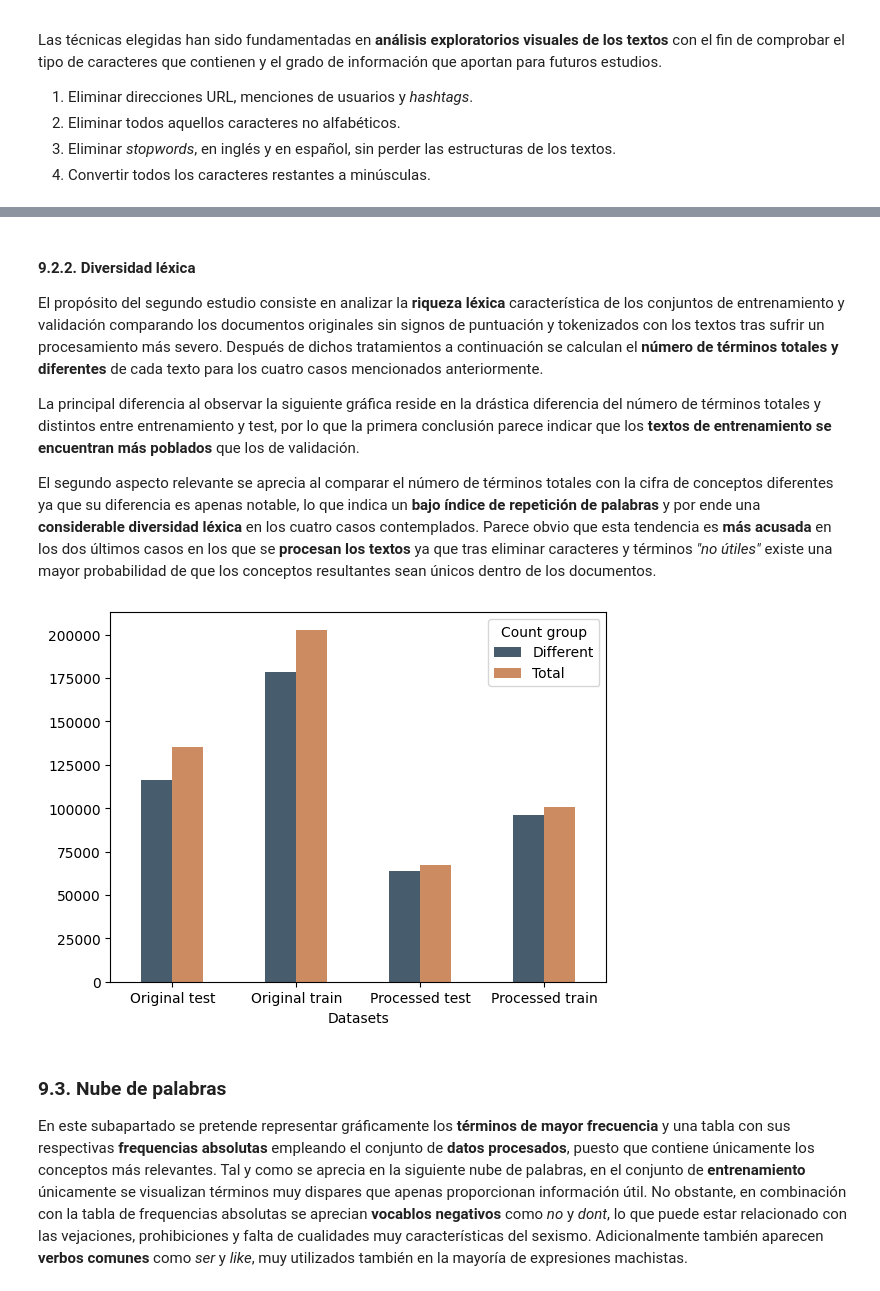
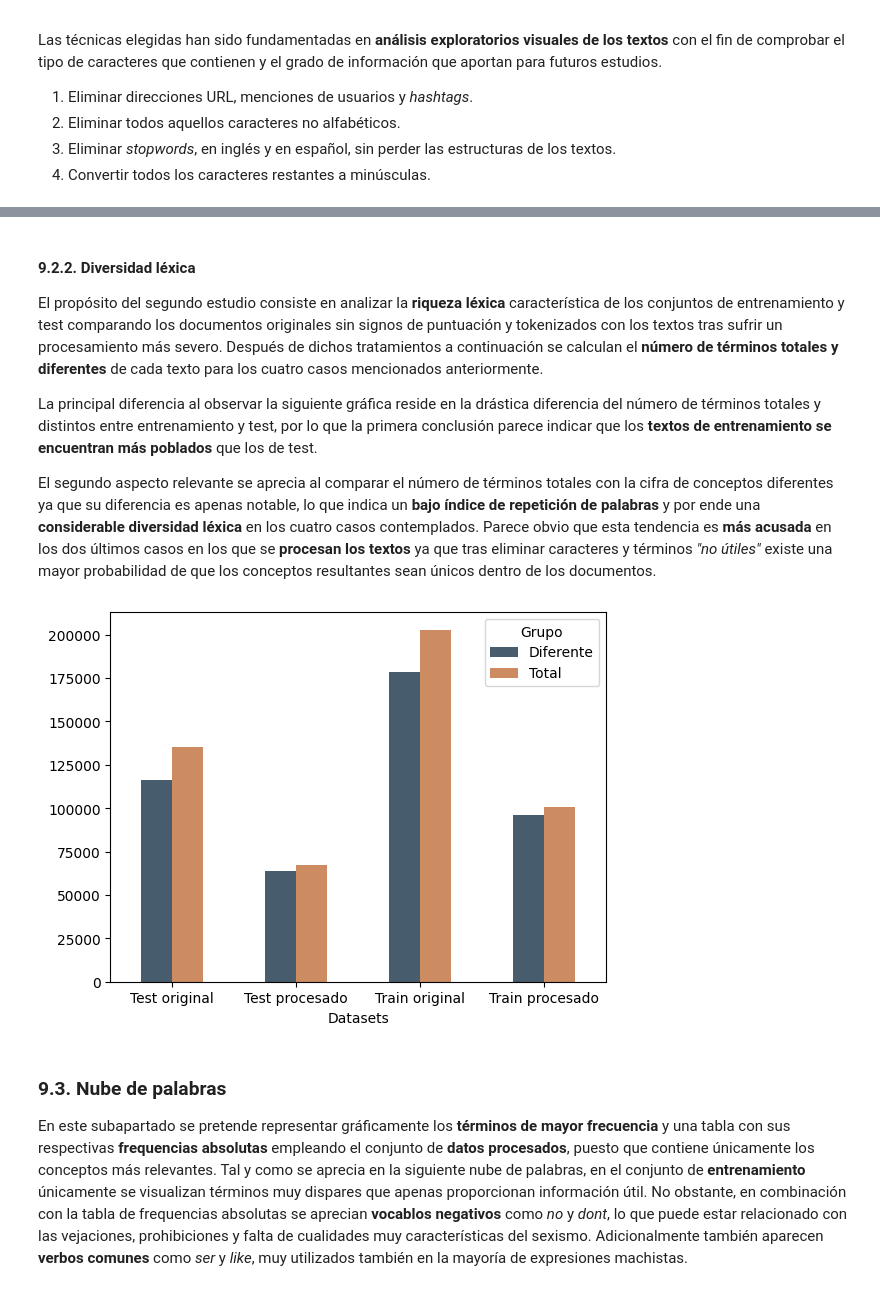
Before and after one commit to lidiasm/DATCOM-TFM, a Jupyter notebook: notebooks/eda.ipynb, the cells around one changed output, grey strips where cells are left out. Saved outputs shown, nothing was run; the diff lists cells and outputs as text; code cells hidden in the pictures.

```diff
--- a/notebooks/eda.ipynb
+++ b/notebooks/eda.ipynb
@@ -274,11 +273,13 @@ test_df["cleaned_text_tokens"] = test_df.apply(
         axis=1)
 
 # Delete punctuation marks and tokenize texts
-train_df["text_tokens"] = [record.split(" ") for record in
-                            list(train_df["text"].str.replace("[^\w\s]", ""))]
+train_df["text_tokens"] = [
+    record.split(" ") for record in list(train_df["text"].str.replace("[^\w\s]", ""))
+]
 
-test_df["text_tokens"] = [record.split(" ") for record in
-                            list(test_df["text"].str.replace("[^\w\s]", ""))]
+test_df["text_tokens"] = [
+    record.split(" ") for record in list(test_df["text"].str.replace("[^\w\s]", ""))
+]
 
 # Create a grid for 4 charts
 fig, ax = plt.subplots(2, 2, figsize=(10,6))
@@ -302,7 +303,7 @@ test_df["text_tokens"].str.len().plot(
     kind="hist",
     grid=False,
     color="#e56ab3",
-    title="Validación original")
+    title="Test original")
 
 # Char frequency for PREPROCESSED texts in train and test datasets
 train_df["cleaned_text_tokens"].str.len().plot(
@@ -317,7 +318,7 @@ test_df["cleaned_text_tokens"].str.len().plot(
     kind="hist",
     grid=False,
     color="#f9a3cb",
-    title="Validación procesado")
+    title="Test procesado")
 
 # Add some vertical space between plots
 fig.subplots_adjust(hspace=0.5)
@@ -326,37 +327,37 @@ fig.subplots_adjust(hspace=0.5)
 # %% [markdown]
 #### 9.2.2. Diversidad léxica
 
-El propósito del segundo estudio consiste en analizar la **riqueza léxica** característica de los conjuntos de entrenamiento y validación comparando los documentos originales sin signos de puntuación y tokenizados con los textos tras sufrir un procesamiento más severo. Después de dichos tratamientos a continuación se calculan el **número de términos totales y diferentes** de cada texto para los cuatro casos mencionados anteriormente.
+El propósito del segundo estudio consiste en analizar la **riqueza léxica** característica de los conjuntos de entrenamiento y test comparando los documentos originales sin signos de puntuación y tokenizados con los textos tras sufrir un procesamiento más severo. Después de dichos tratamientos a continuación se calculan el **número de términos totales y diferentes** de cada texto para los cuatro casos mencionados anteriormente.
 
-La principal diferencia al observar la siguiente gráfica reside en la drástica diferencia del número de términos totales y distintos entre entrenamiento y test, por lo que la primera conclusión parece indicar que los **textos de entrenamiento se encuentran más poblados** que los de validación.
+La principal diferencia al observar la siguiente gráfica reside en la drástica diferencia del número de términos totales y distintos entre entrenamiento y test, por lo que la primera conclusión parece indicar que los **textos de entrenamiento se encuentran más poblados** que los de test.
 
 El segundo aspecto relevante se aprecia al comparar el número de términos totales con la cifra de conceptos diferentes ya que su diferencia es apenas notable, lo que indica un **bajo índice de repetición de palabras** y por ende una **considerable diversidad léxica** en los cuatro casos contemplados. Parece obvio que esta tendencia es **más acusada** en los dos últimos casos en los que se **procesan los textos** ya que tras eliminar caracteres y términos *"no útiles"* existe una mayor probabilidad de que los conceptos resultantes sean únicos dentro de los documentos.
 # %%
 # Compute the total of words and the number of different words per document
 # for original and processed train and test texts
 grouped_word_count = pd.DataFrame([
-    ["Total", "Original train", count_words(train_df, "text_tokens")],
-    ["Total", "Processed train", count_words(train_df, "cleaned_text_tokens")],
+    ["Total", "Train original", count_words(train_df, "text_tokens")],
+    ["Total", "Train procesado", count_words(train_df, "cleaned_text_tokens")],
 
-    ["Different", "Original train", count_words(train_df, "text_tokens", unique_words=True)],
-    ["Different", "Processed train", count_words(train_df, "cleaned_text_tokens", unique_words=True)],
+    ["Diferente", "Train original", count_words(train_df, "text_tokens", unique_words=True)],
+    ["Diferente", "Train procesado", count_words(train_df, "cleaned_text_tokens", unique_words=True)],
 
-    ["Total", "Original test", count_words(test_df, "text_tokens")],
-    ["Total", "Processed test", count_words(test_df, "cleaned_text_tokens")],
+    ["Total", "Test original", count_words(test_df, "text_tokens")],
+    ["Total", "Test procesado", count_words(test_df, "cleaned_text_tokens")],
 
-    ["Different", "Original test", count_words(test_df, "text_tokens", unique_words=True)],
-    ["Different", "Processed test", count_words(test_df, "cleaned_text_tokens", unique_words=True)]],
+    ["Diferente", "Test original", count_words(test_df, "text_tokens", unique_words=True)],
+    ["Diferente", "Test procesado", count_words(test_df, "cleaned_text_tokens", unique_words=True)]],
 
-    columns=["Count group", "Datasets", "Values"])
+    columns=["Grupo", "Datasets", "Valores"])
 
 # Plot the calculations in a grouped bar chart
-grouped_word_count.pivot("Datasets", "Count group", "Values").plot(
+grouped_word_count.pivot("Datasets", "Grupo", "Valores").plot(
     kind="bar",
     color=["#475c6c", "#cd8b62"])
 plt.xticks(rotation=0)
 plt.show()
 # %% [output]
-[figure, old version]
+[figure, new version]
 # %% [markdown]
 ### 9.3. Nube de palabras
 
```
Also changed, not shown: parts of 30 cells of this notebook.
